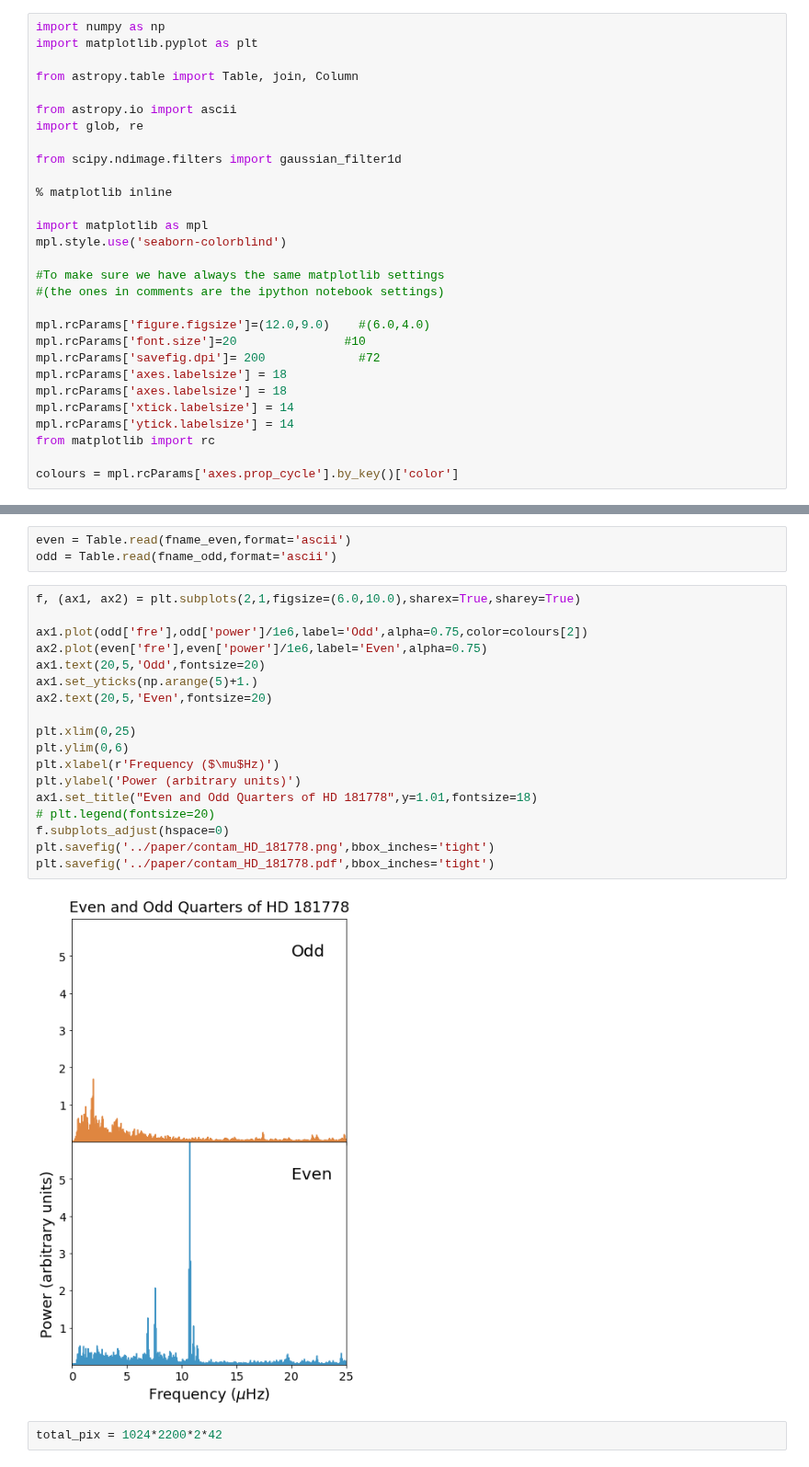
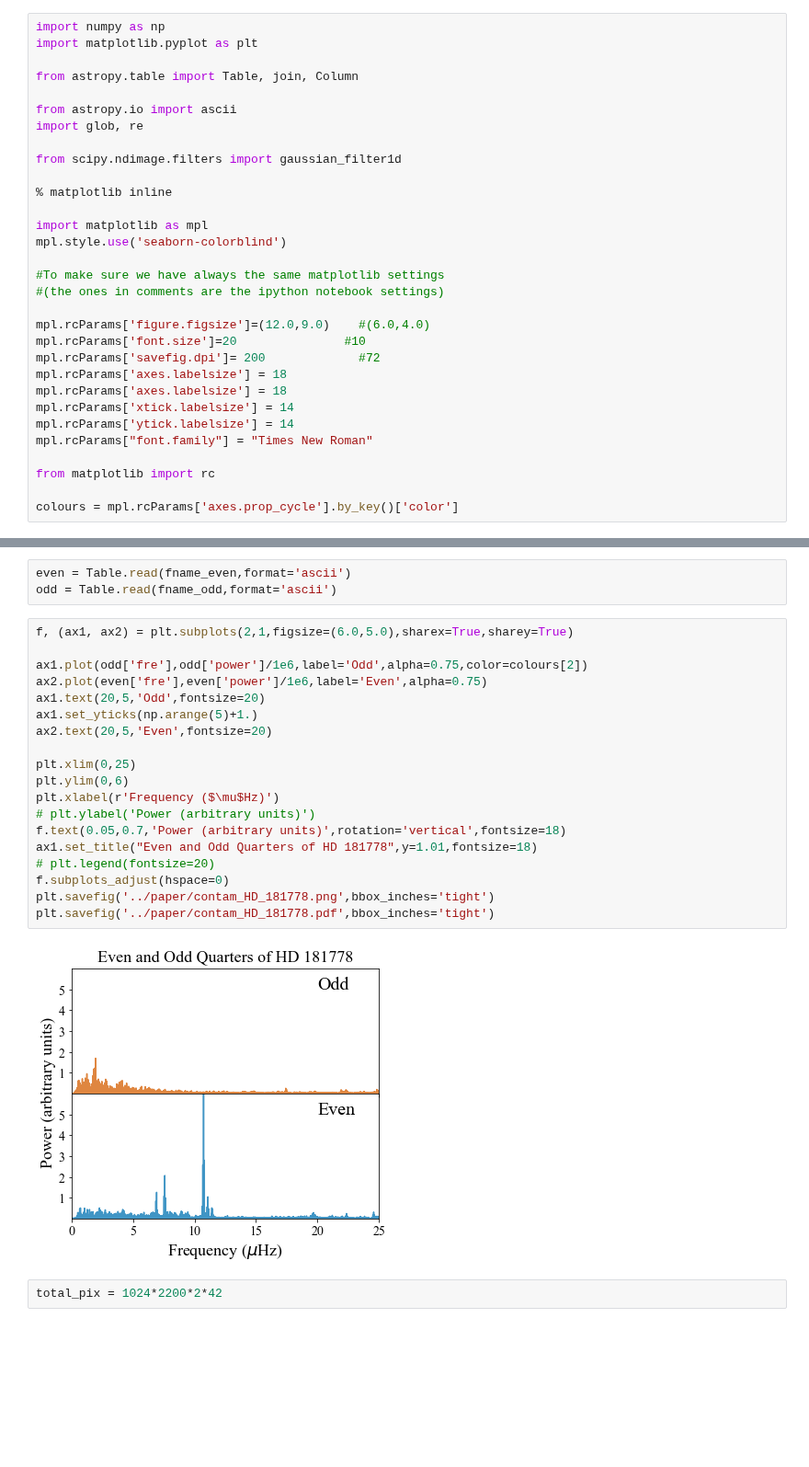
Before and after one commit to benjaminpope/smearcampaign, a Jupyter notebook: notebooks/contamination.ipynb, the cells around one changed output, grey strips where cells are left out. Shown at 92% size. Saved outputs shown, nothing was run; the diff lists cells and outputs as text; blank space fills up the shorter version.

```diff
--- a/notebooks/contamination.ipynb
+++ b/notebooks/contamination.ipynb
@@ -24,6 +24,8 @@ mpl.rcParams['axes.labelsize'] = 18
 mpl.rcParams['axes.labelsize'] = 18
 mpl.rcParams['xtick.labelsize'] = 14
 mpl.rcParams['ytick.labelsize'] = 14
+mpl.rcParams["font.family"] = "Times New Roman"
+
 from matplotlib import rc
 
 colours = mpl.rcParams['axes.prop_cycle'].by_key()['color']
@@ -41,25 +43,26 @@ fname_odd = "../data/HD_181778/HD_181778_smear_combined.odd.clip.fft"
 even = Table.read(fname_even,format='ascii')
 odd = Table.read(fname_odd,format='ascii')
 # %%
-f, (ax1, ax2) = plt.subplots(2,1,figsize=(6.0,10.0),sharex=True,sharey=True)
+f, (ax1, ax2) = plt.subplots(2,1,figsize=(6.0,5.0),sharex=True,sharey=True)
 
 ax1.plot(odd['fre'],odd['power']/1e6,label='Odd',alpha=0.75,color=colours[2])
 ax2.plot(even['fre'],even['power']/1e6,label='Even',alpha=0.75)
 ax1.text(20,5,'Odd',fontsize=20)
 ax1.set_yticks(np.arange(5)+1.)
 ax2.text(20,5,'Even',fontsize=20)
 
 plt.xlim(0,25)
 plt.ylim(0,6)
 plt.xlabel(r'Frequency ($\mu$Hz)')
-plt.ylabel('Power (arbitrary units)')
+# plt.ylabel('Power (arbitrary units)')
+f.text(0.05,0.7,'Power (arbitrary units)',rotation='vertical',fontsize=18)
 ax1.set_title("Even and Odd Quarters of HD 181778",y=1.01,fontsize=18)
 # plt.legend(fontsize=20)
 f.subplots_adjust(hspace=0)
 plt.savefig('../paper/contam_HD_181778.png',bbox_inches='tight')
 plt.savefig('../paper/contam_HD_181778.pdf',bbox_inches='tight')
 # %% [output]
-[figure, old version]
+[figure, new version]
 # %%
 total_pix = 1024*2200*2*42
 # %%
```
Also changed, not shown: parts of 11 cells of this notebook, 43 other files.
